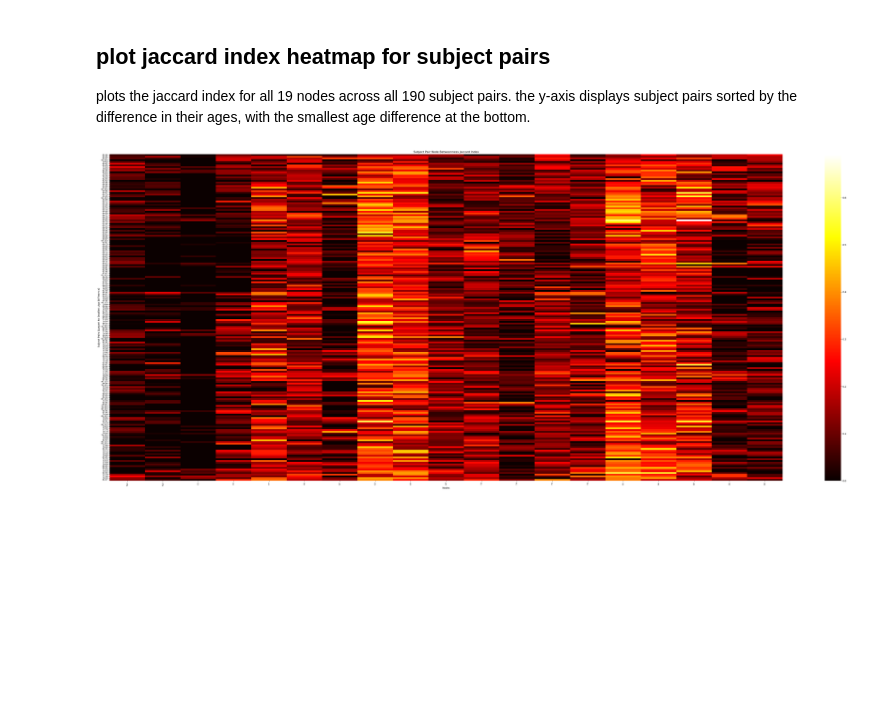
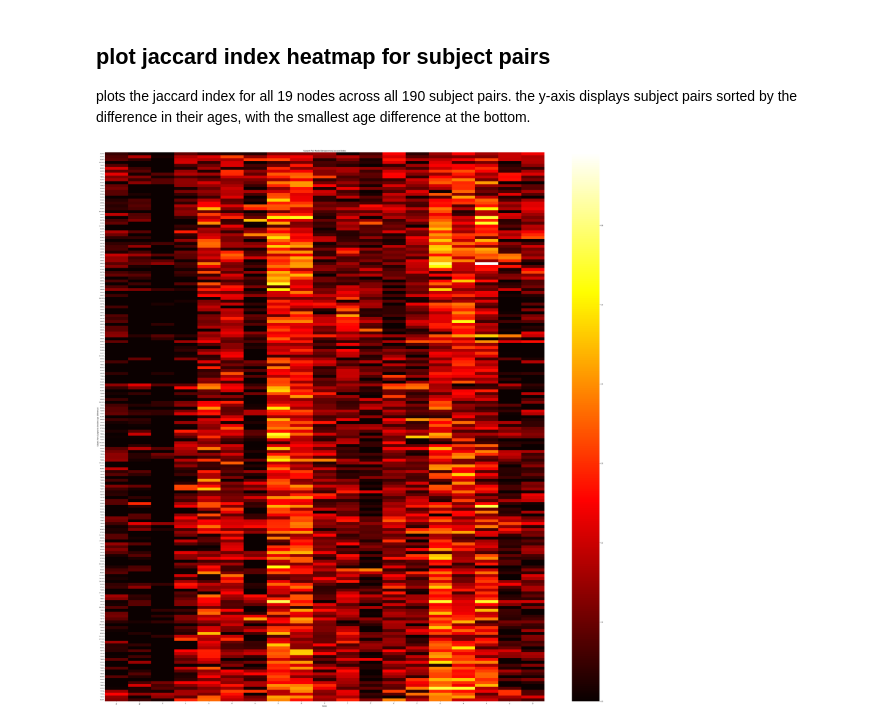
Before and after one commit to AlooKaLaddoo/HonoursM26, a Jupyter notebook: correlationNodeBetweennessJaccard.ipynb, the cells around one changed output. Cells and saved outputs as stored; diff of their text form; code cells hidden in the pictures; blank space fills up the shorter version.

```diff
--- a/correlationNodeBetweennessJaccard.ipynb
+++ b/correlationNodeBetweennessJaccard.ipynb
@@ -233,32 +233,32 @@ sorted_pairs = sorted(pair_age_diff.keys(), key=lambda x: pair_age_diff[x], reve
 
 # Map original nodes_list to node_labels order
 node_to_index = {n: i for i, n in enumerate(nodes_list)}
 
 heatmap_data = []
 yticklabels = []
 
 for pair in sorted_pairs:
     p0 = str(int(pair[0].replace('sub-NORB', '')))
     p1 = str(int(pair[1].replace('sub-NORB', '')))
     yticklabels.append(f"{p0}-{p1}")
     row_data = []
     for n in node_labels:
         idx = node_to_index.get(n, -1)
         val = pair_jaccard_all_nodes[pair][idx] if idx != -1 else 0
         row_data.append(val)
     heatmap_data.append(row_data)
 
 heatmap_data = np.array(heatmap_data)
 
 # Plot heatmap
-plt.figure(figsize=(50, 20))
+plt.figure(figsize=(50, 50))
 sns.heatmap(heatmap_data, cmap='hot', xticklabels=node_labels, yticklabels=yticklabels)
 plt.title('Subject Pair Node Betweenness Jaccard Index')
 plt.xlabel('Nodes')
 plt.ylabel('Subject Pairs (Largest to Smallest Age Difference)')
 plt.xticks(rotation=90, fontsize=8)
 plt.yticks(fontsize=8)
 plt.tight_layout()
 plt.show()
 # %% [output]
-[figure, old version]
+[figure, new version]
```
Also changed, not shown: 2 other files.
